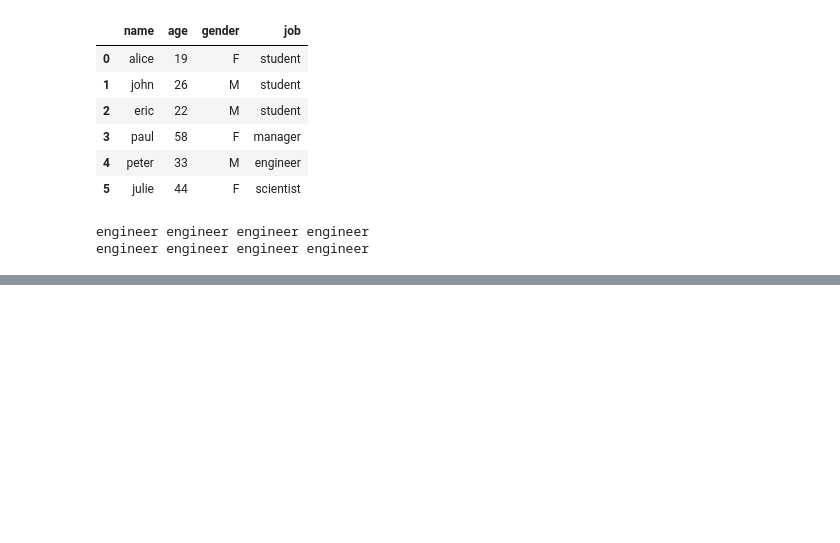
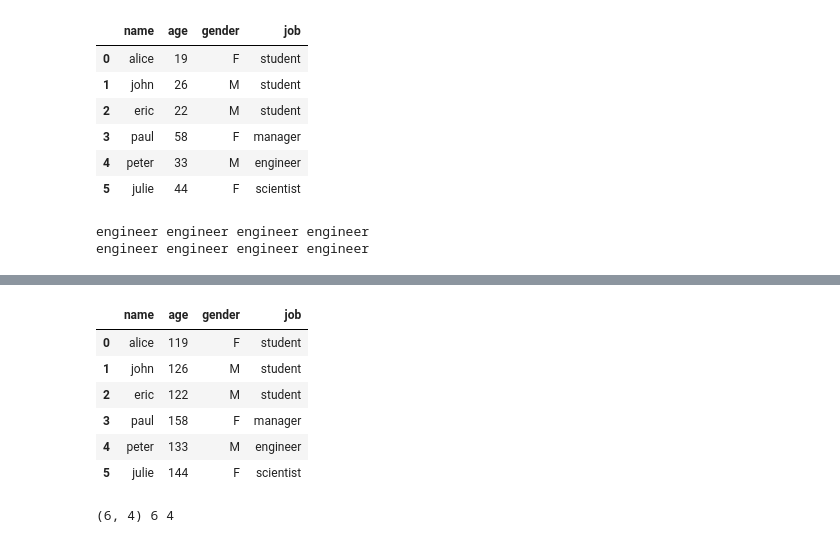
Before and after one commit to toarnabtrainer/AEC_ML_With_Python_August_2024, a Jupyter notebook: Pandas.ipynb, the cells around one changed output, grey strips where cells are left out. Saved outputs shown, nothing was run; the diff lists cells and outputs as text; code cells hidden in the pictures; blank space fills up the shorter version.

```diff
--- a/Pandas.ipynb
+++ b/Pandas.ipynb
@@ -672,0 +684,20 @@ engineer engineer engineer engineer
+# %%
+# increasing all age values by 100
+df = users.copy()
+for i in range(df.shape[0]):
+    current_row = df.loc[i]
+    current_row.age += 100
+    df.iloc[i] = current_row
+df
+# %% [output]
+|  | name | age | gender | job |
+| 0 | alice | 119 | F | student |
+| 1 | john | 126 | M | student |
+| 2 | eric | 122 | M | student |
+| 3 | paul | 158 | F | manager |
+| 4 | peter | 133 | M | engineer |
+| 5 | julie | 144 | F | scientist |
+# %%
+print (df.shape, df.shape[0], df.shape[1])
+# %% [output]
+(6, 4) 6 4
```
Also changed, not shown: parts of 2 cells of this notebook.
